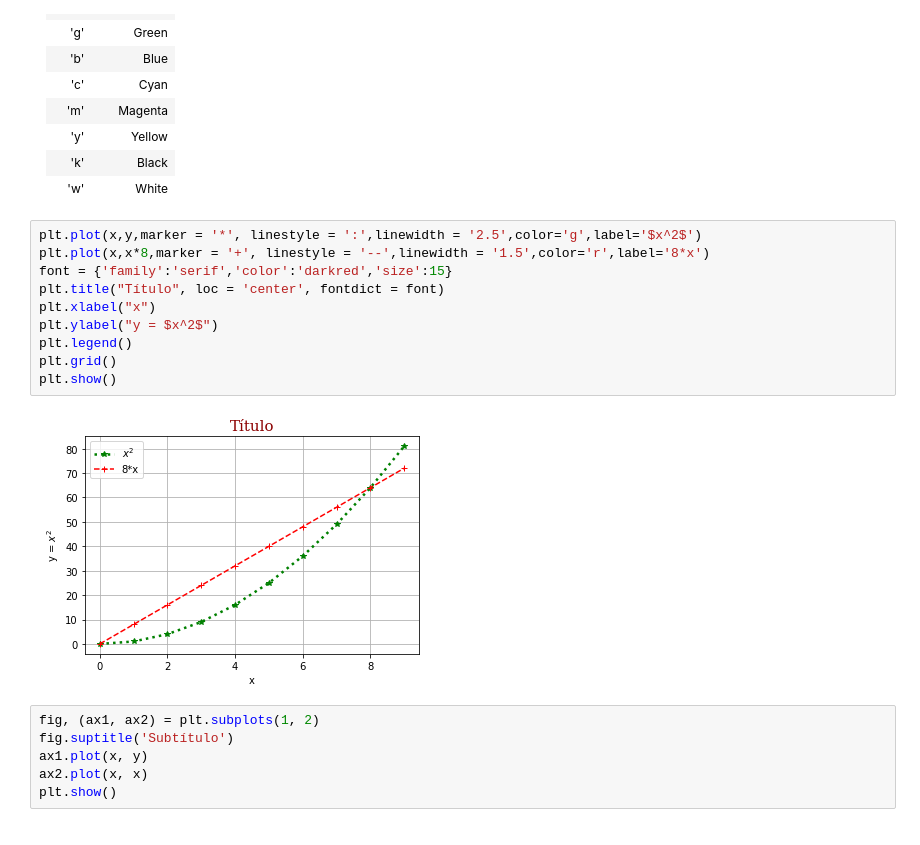
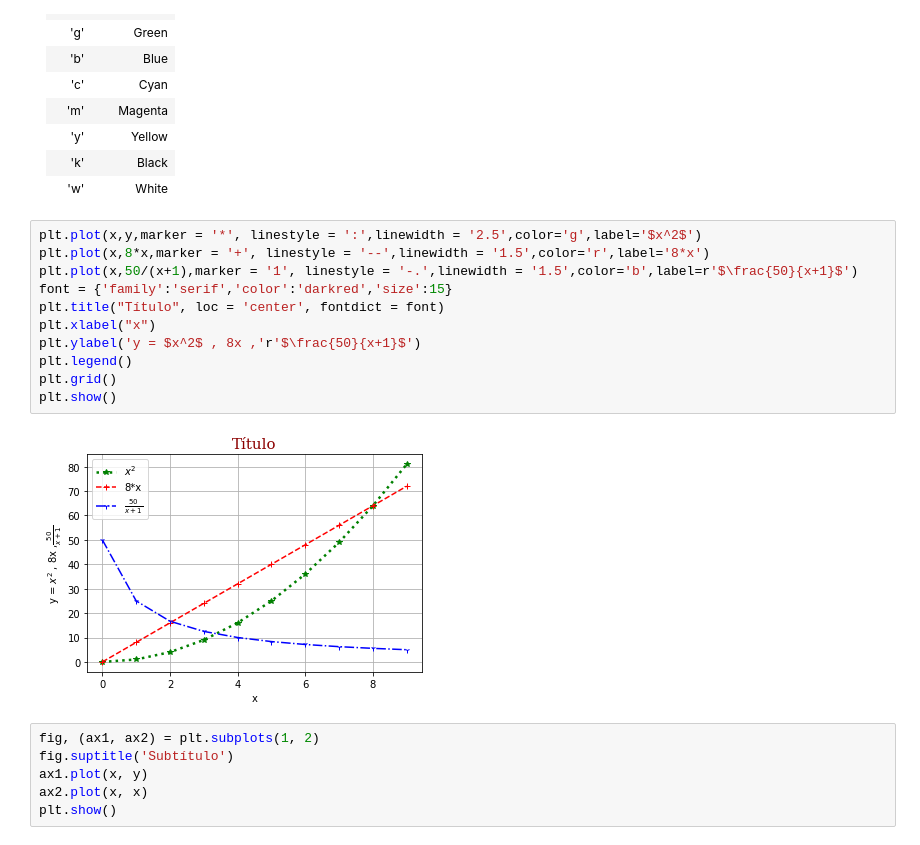
Before and after one commit to dgtrabada/python, a Jupyter notebook: 08_Matplotlib/Matplotlib.ipynb, the cells around one changed output. Cells and saved outputs as stored; diff of their text form.

```diff
--- a/08_Matplotlib/Matplotlib.ipynb
+++ b/08_Matplotlib/Matplotlib.ipynb
@@ -69,16 +68,17 @@ Color |	Descripción
 'w'|White
 # %%
 plt.plot(x,y,marker = '*', linestyle = ':',linewidth = '2.5',color='g',label='$x^2$')
-plt.plot(x,x*8,marker = '+', linestyle = '--',linewidth = '1.5',color='r',label='8*x')
+plt.plot(x,8*x,marker = '+', linestyle = '--',linewidth = '1.5',color='r',label='8*x')
+plt.plot(x,50/(x+1),marker = '1', linestyle = '-.',linewidth = '1.5',color='b',label=r'$\frac{50}{x+1}$')
 font = {'family':'serif','color':'darkred','size':15}
 plt.title("Título", loc = 'center', fontdict = font)
 plt.xlabel("x")
-plt.ylabel("y = $x^2$")
+plt.ylabel('y = $x^2$ , 8x ,'r'$\frac{50}{x+1}$')
 plt.legend()
 plt.grid()
 plt.show()
 # %% [output]
-[figure, old version]
+[figure, new version]
 # %%
 fig, (ax1, ax2) = plt.subplots(1, 2)
 fig.suptitle('Subtítulo')
```
Also changed, not shown: parts of 2 cells of this notebook, 2 other files.
